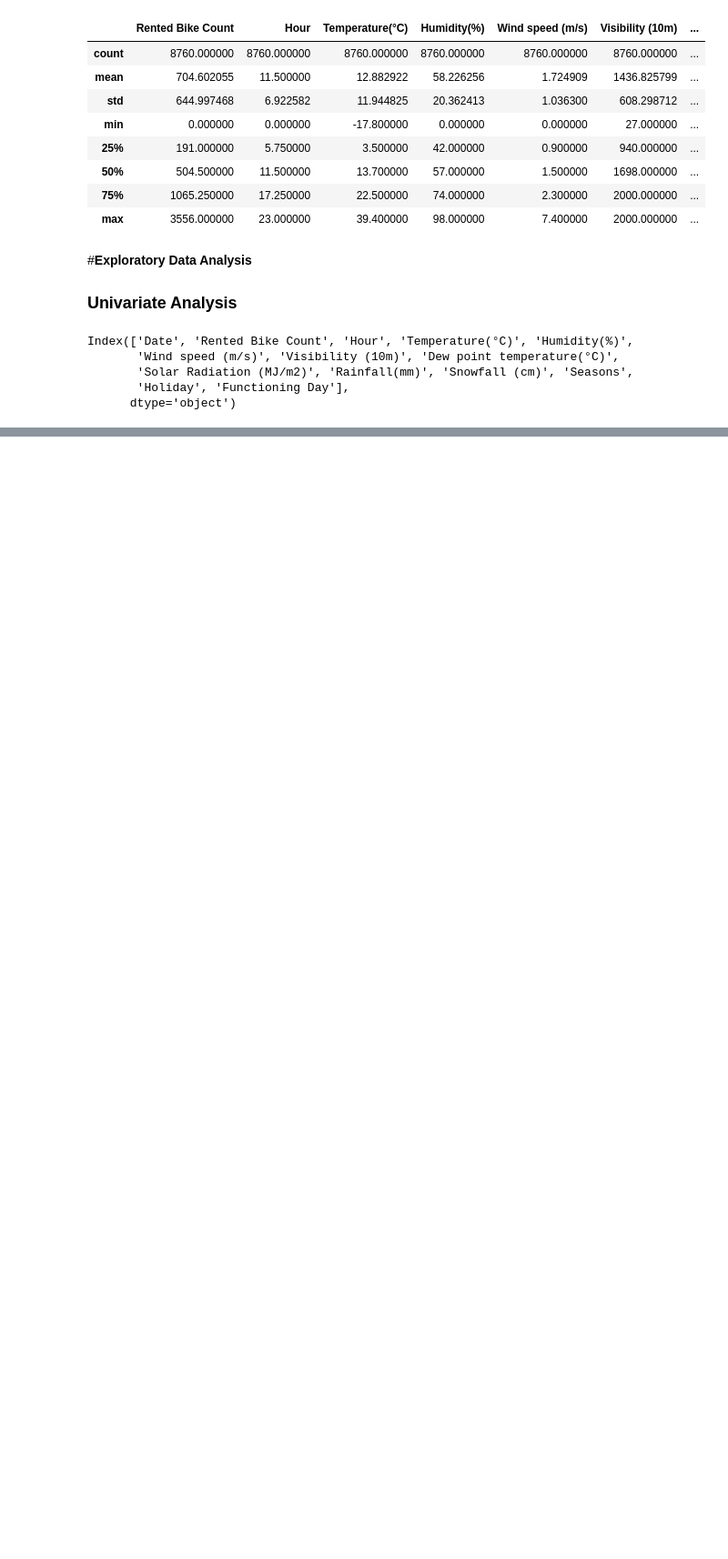
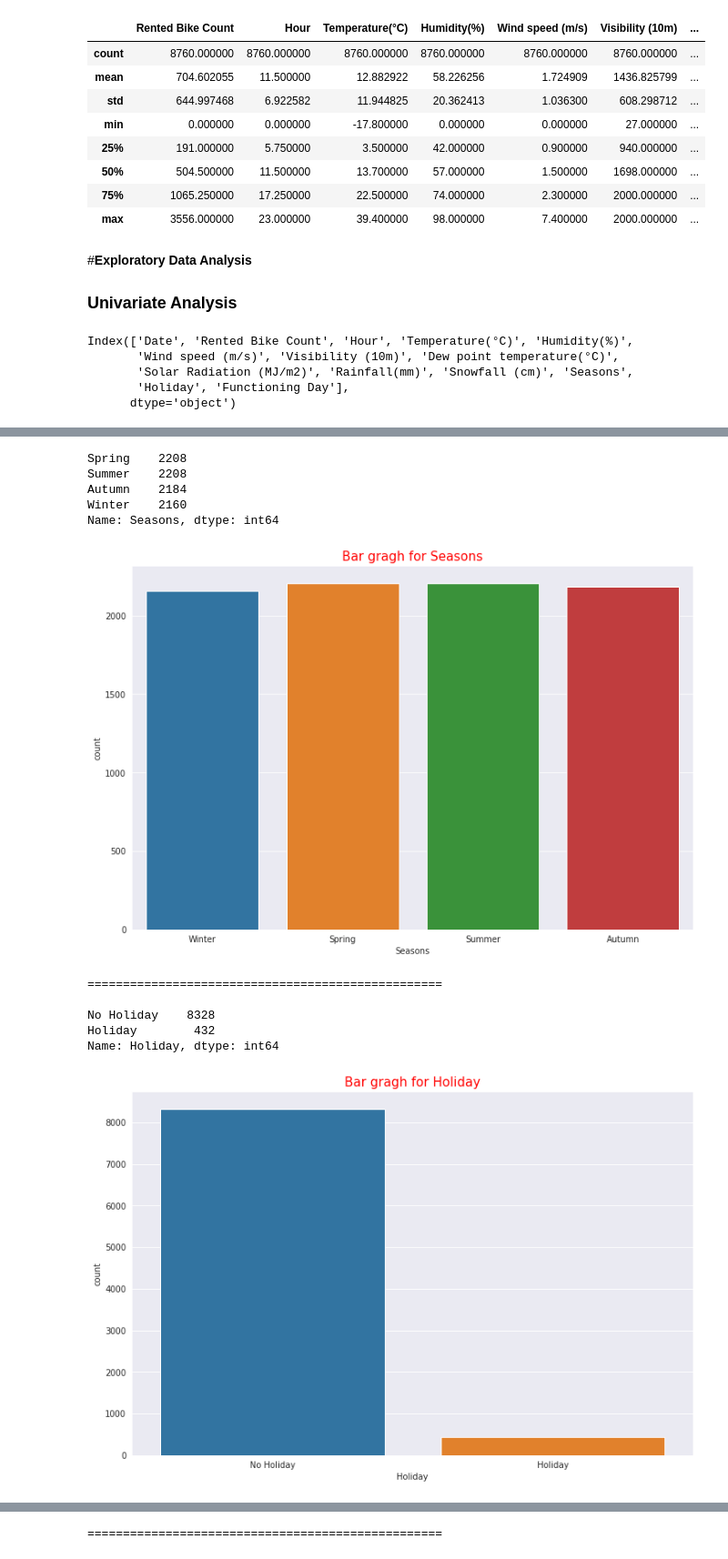
Before and after one commit to Ramesh9394/Portfolio_DS, a Jupyter notebook: Bike_Sharing_Demand_Prediction_Capstone_Project.ipynb, the cells around one changed output, grey strips where cells are left out. Shown at 91% size. Saved outputs shown, nothing was run; the diff lists cells and outputs as text; code cells hidden in the pictures; blank space fills up the shorter version.

```diff
--- a/Bike_Sharing_Demand_Prediction_Capstone_Project.ipynb
+++ b/Bike_Sharing_Demand_Prediction_Capstone_Project.ipynb
@@ -132,10 +129,10 @@ Index(['Date', 'Rented Bike Count', 'Hour', 'Temperature(°C)', 'Humidity(%)',
       dtype='object')
 # %%
 # Lets separate categorical and numerical feature
-cat_col = bikes.columns[bikes.dtypes=="object"]
+cat_col = bikes.columns[bikes.dtypes=="object"].tolist()
 print(cat_col)
 
 # Numerical Columns
-num_col = bikes.select_dtypes(include=[np.number]).columns
-print(num_col)
+num_col = bikes.select_dtypes(include=[np.number]).columns.tolist()
+num_col
 # %% [output]
@@ -153,0 +184,30 @@ plt.show()
+# %%
+# Lets check the value counts for the categorical columns and plot bar gragh for the same
+sns.set_style("darkgrid")
+for cols in cat_col:
+  print(bikes[cols].value_counts())
+  print("\n")
+
+
+  # Lets plot bargraphs for the categorical columns
+  plt.figure(figsize=(12,8))
+  #bikes[cols].value_counts(normalize=True).plot.bar(color='green')
+  sns.countplot(bikes[cols])
+  plt.title("Bar gragh for {}".format(cols), color='red', fontsize=15)
+  # plt.xlabel(cols, color='red',fontsize=12)
+  # plt.ylabel("Count", color='red',fontsize=12)
+  plt.show()
+  print('='*50,"\n")
+# %% [output]
+Spring    2208
+Summer    2208
+Autumn    2184
+Winter    2160
+Name: Seasons, dtype: int64
+[figure, added]
+==================================================
+
+No Holiday    8328
+Holiday        432
+Name: Holiday, dtype: int64
+[figure, added]
@@ -153,0 +220 @@ plt.show()
+==================================================
```
Also changed, not shown: parts of 18 cells of this notebook.
